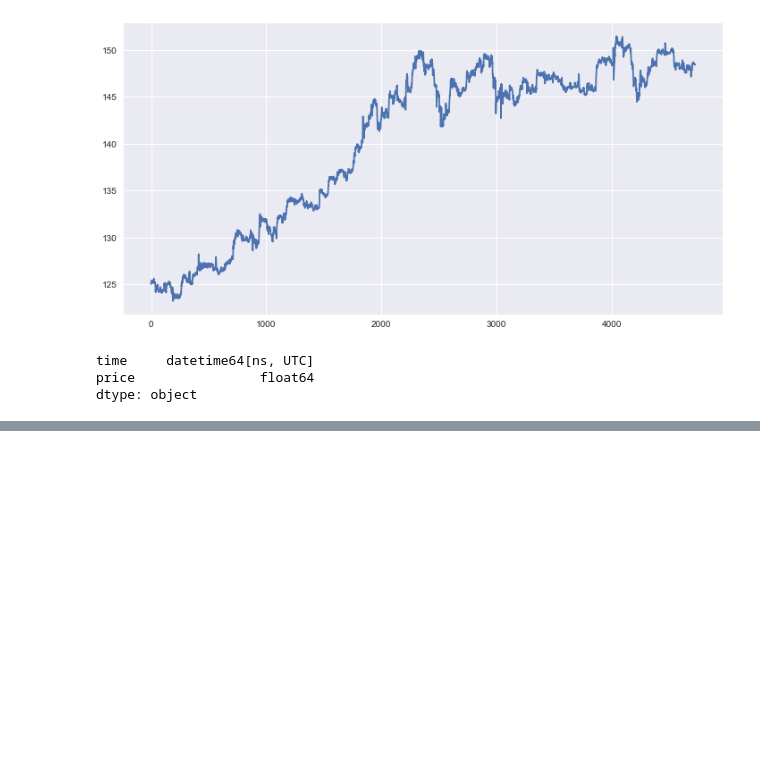
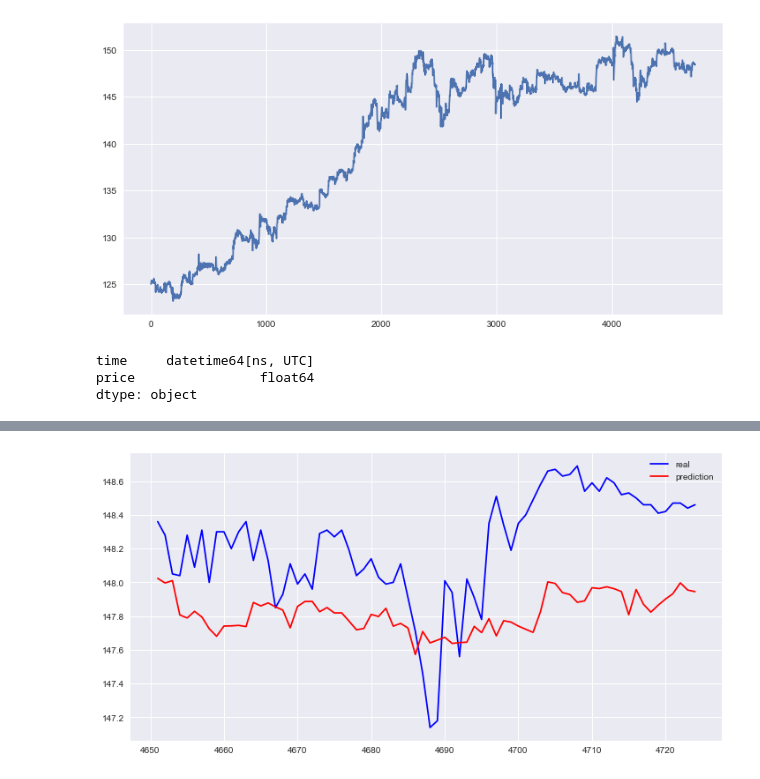
Before and after one commit to TheCopyNinjaDev/Stocks, a Jupyter notebook: notebooks/white.ipynb, the cells around one changed output, grey strips where cells are left out. Saved outputs shown, nothing was run; the diff lists cells and outputs as text; code cells hidden in the pictures; blank space fills up the shorter version.

```diff
--- a/notebooks/white.ipynb
+++ b/notebooks/white.ipynb
@@ -34,3 +33,14 @@ train.dtypes
 time     datetime64[ns, UTC]
 price                float64
 dtype: object
+# %%
+ets = ETSFull(
+    response_col='price',
+    date_col='time',
+    seasonality=52,
+    seed=8888,
+)
+# %%
+%%time
+train['time'] = pd.to_numeric(train['time'])
+ets.fit(train)
@@ -36,0 +56,3 @@ dtype: object
+# %%
+test['time'] = pd.to_numeric(test['time'])
+predicted_df = ets.predict(test)
@@ -36,0 +65,4 @@ dtype: object
+# %%
+predicted_df['time'] = pd.to_datetime(predicted_df['time'])
+test['time'] = pd.to_datetime(test['time'])
+predicted_df.head()
@@ -36,0 +80,9 @@ dtype: object
+# %%
+fig, ax = plt.subplots(figsize=(12, 6))
+
+ax.plot(test.index, test['price'], c='b', label='real')
+ax.plot(test.index, predicted_df['prediction'], c='r', label='prediction')
+plt.legend()
+plt.show()
+# %% [output]
+[figure, added]
```
Also changed, not shown: parts of 7 cells of this notebook, 7 other files.
